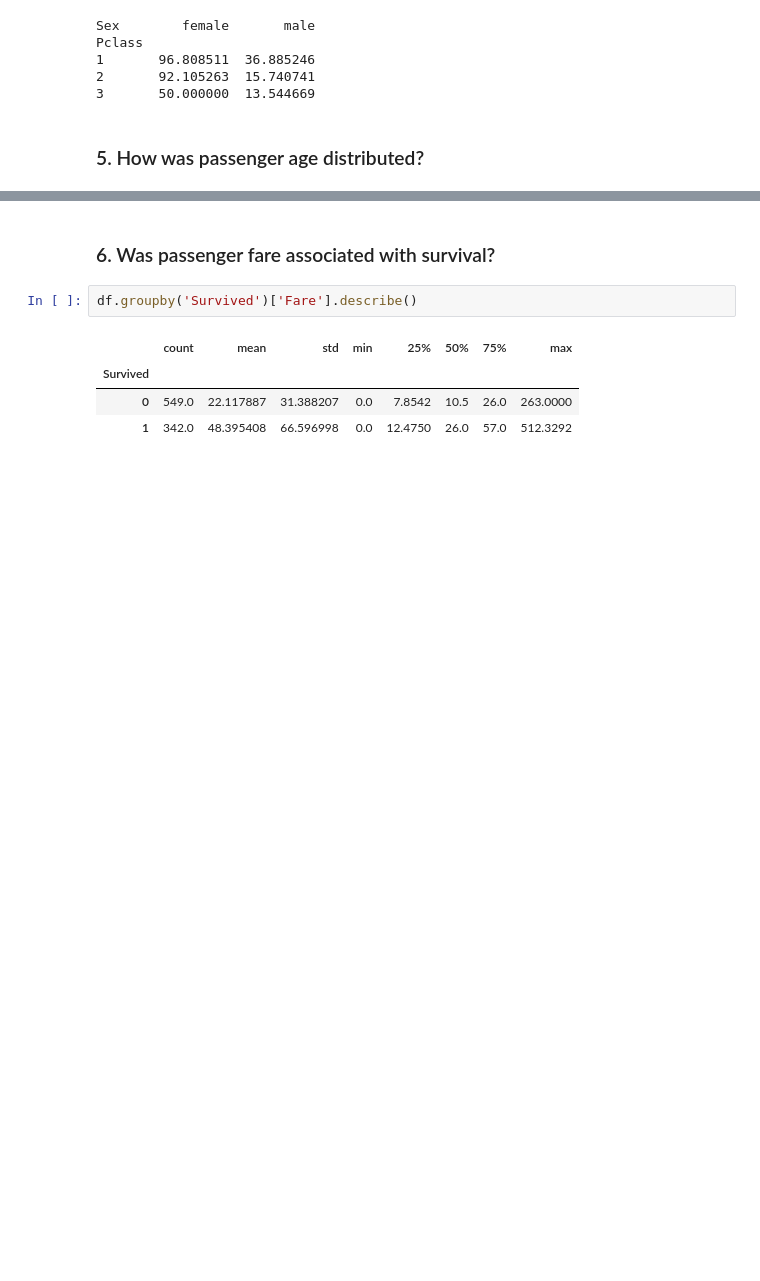
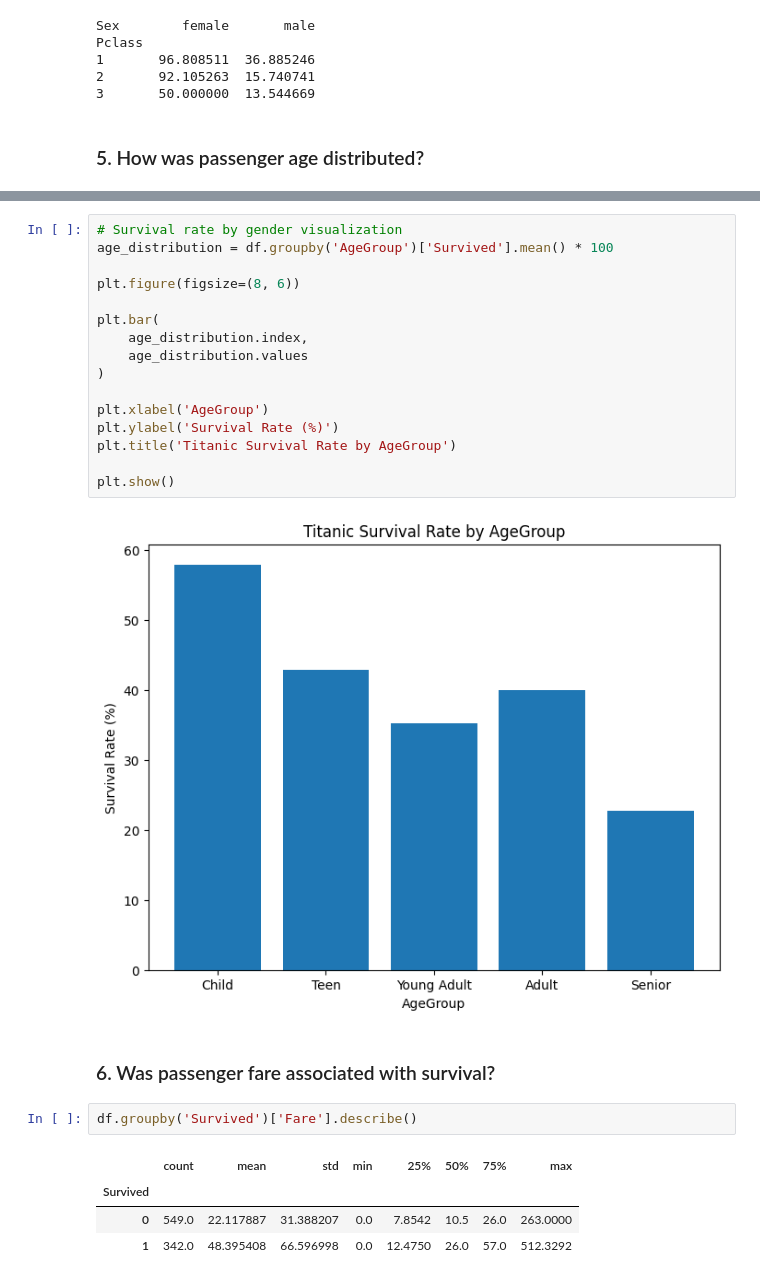
Before and after one commit to tingly-amua/Titanic-Survival-Analysis, a Jupyter notebook: titanic.ipynb, the cells around one changed output, grey strips where cells are left out. Saved outputs shown, nothing was run; the diff lists cells and outputs as text; blank space fills up the shorter version.

```diff
--- a/titanic.ipynb
+++ b/titanic.ipynb
@@ -454,3 +494,21 @@ Name: Survived, dtype: float64
+# %%
+# Survival rate by gender visualization
+age_distribution = df.groupby('AgeGroup')['Survived'].mean() * 100
+
+plt.figure(figsize=(8, 6))
+
+plt.bar(
+    age_distribution.index,
+    age_distribution.values
+)
+
+plt.xlabel('AgeGroup')
+plt.ylabel('Survival Rate (%)')
+plt.title('Titanic Survival Rate by AgeGroup')
+
+plt.show()
+# %% [output]
+[figure, added]
 # %% [markdown]
 ### 6. Was passenger fare associated with survival?
 # %%
```
Also changed, not shown: parts of 13 cells of this notebook.
